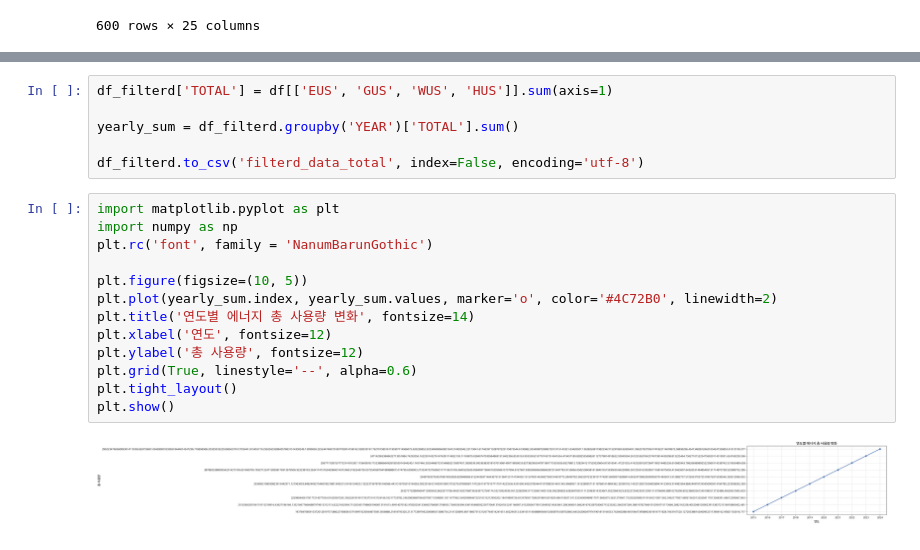
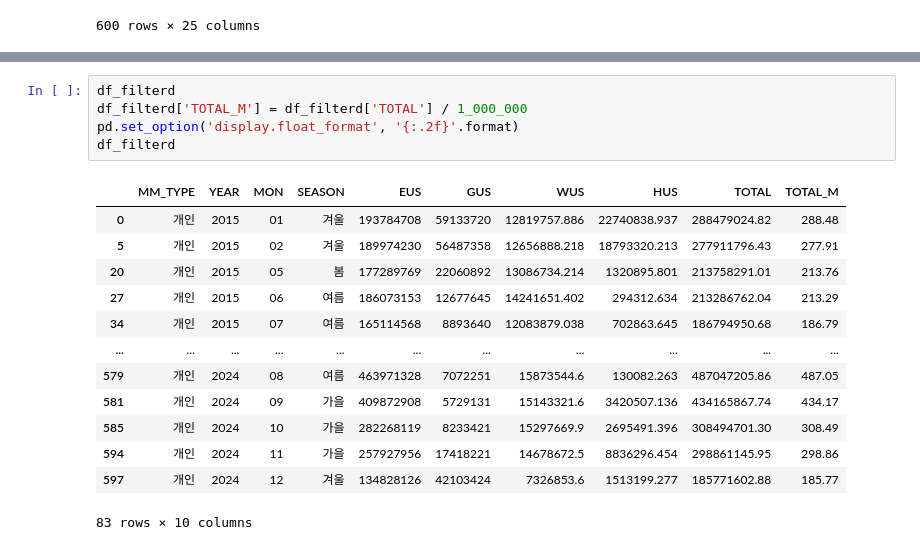
Before and after one commit to tjwjddnr/Data-Analysis-with-Open-Source, a Jupyter notebook: 오픈소스_데이터_분석_4강.ipynb, the cells around one changed output, grey strips where cells are left out. Drawn from its saved outputs; the diff is of its cells as text.

```diff
--- a/오픈소스_데이터_분석_4강.ipynb
+++ b/오픈소스_데이터_분석_4강.ipynb
@@ -320,24 +329,22 @@ See the caveats in the documentation: https://pandas.pydata.org/pandas-docs/stab
-# %%
-df_filterd['TOTAL'] = df[['EUS', 'GUS', 'WUS', 'HUS']].sum(axis=1)
-
-yearly_sum = df_filterd.groupby('YEAR')['TOTAL'].sum()
-
-df_filterd.to_csv('filterd_data_total', index=False, encoding='utf-8')
-# %%
-import matplotlib.pyplot as plt
-import numpy as np
-plt.rc('font', family = 'NanumBarunGothic')
-
-plt.figure(figsize=(10, 5))
-plt.plot(yearly_sum.index, yearly_sum.values, marker='o', color='#4C72B0', linewidth=2)
-plt.title('연도별 에너지 총 사용량 변화', fontsize=14)
-plt.xlabel('연도', fontsize=12)
-plt.ylabel('총 사용량', fontsize=12)
-plt.grid(True, linestyle='--', alpha=0.6)
-plt.tight_layout()
-plt.show()
-# %% [output]
-[figure, removed]
+# %%
+df_filterd
+df_filterd['TOTAL_M'] = df_filterd['TOTAL'] / 1_000_000
+pd.set_option('display.float_format', '{:.2f}'.format)
+df_filterd
+# %% [output]
+|  | MM_TYPE | YEAR | MON | SEASON | EUS | GUS | WUS | HUS | TOTAL | TOTAL_M |
+| 0 | 개인 | 2015 | 01 | 겨울 | 193784708 | 59133720 | 12819757.886 | 22740838.937 | 288479024.82 | 288.48 |
+| 5 | 개인 | 2015 | 02 | 겨울 | 189974230 | 56487358 | 12656888.218 | 18793320.213 | 277911796.43 | 277.91 |
+| 20 | 개인 | 2015 | 05 | 봄 | 177289769 | 22060892 | 13086734.214 | 1320895.801 | 213758291.01 | 213.76 |
+| 27 | 개인 | 2015 | 06 | 여름 | 186073153 | 12677645 | 14241651.402 | 294312.634 | 213286762.04 | 213.29 |
+| 34 | 개인 | 2015 | 07 | 여름 | 165114568 | 8893640 | 12083879.038 | 702863.645 | 186794950.68 | 186.79 |
+| ... | ... | ... | ... | ... | ... | ... | ... | ... | ... | ... |
+| 579 | 개인 | 2024 | 08 | 여름 | 463971328 | 7072251 | 15873544.6 | 130082.263 | 487047205.86 | 487.05 |
+| 581 | 개인 | 2024 | 09 | 가을 | 409872908 | 5729131 | 15143321.6 | 3420507.136 | 434165867.74 | 434.17 |
+| 585 | 개인 | 2024 | 10 | 가을 | 282268119 | 8233421 | 15297669.9 | 2695491.396 | 308494701.30 | 308.49 |
+| 594 | 개인 | 2024 | 11 | 가을 | 257927956 | 17418221 | 14678672.5 | 8836296.454 | 298861145.95 | 298.86 |
+| 597 | 개인 | 2024 | 12 | 겨울 | 134828126 | 42103424 | 7326853.6 | 1513199.277 | 185771602.88 | 185.77 |
+83 rows × 10 columns
 # %%
 !sudo apt-get install -y fonts-nanum
 !sudo fc-cache -fv
```
Also changed, not shown: parts of 8 cells of this notebook.
